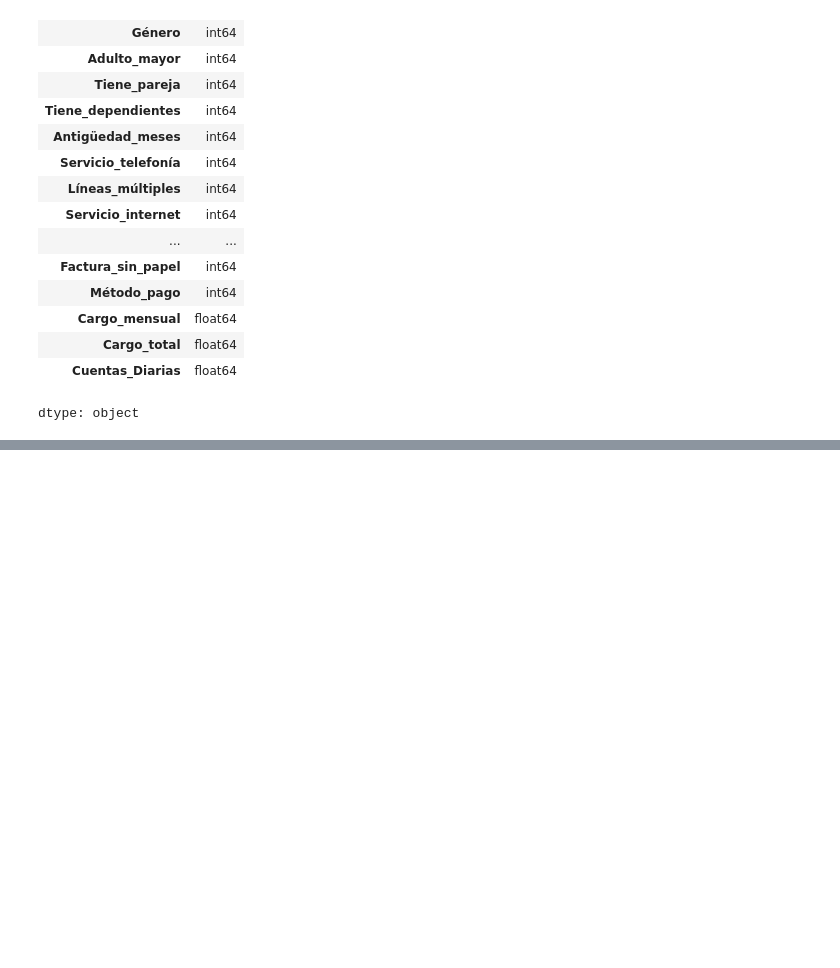
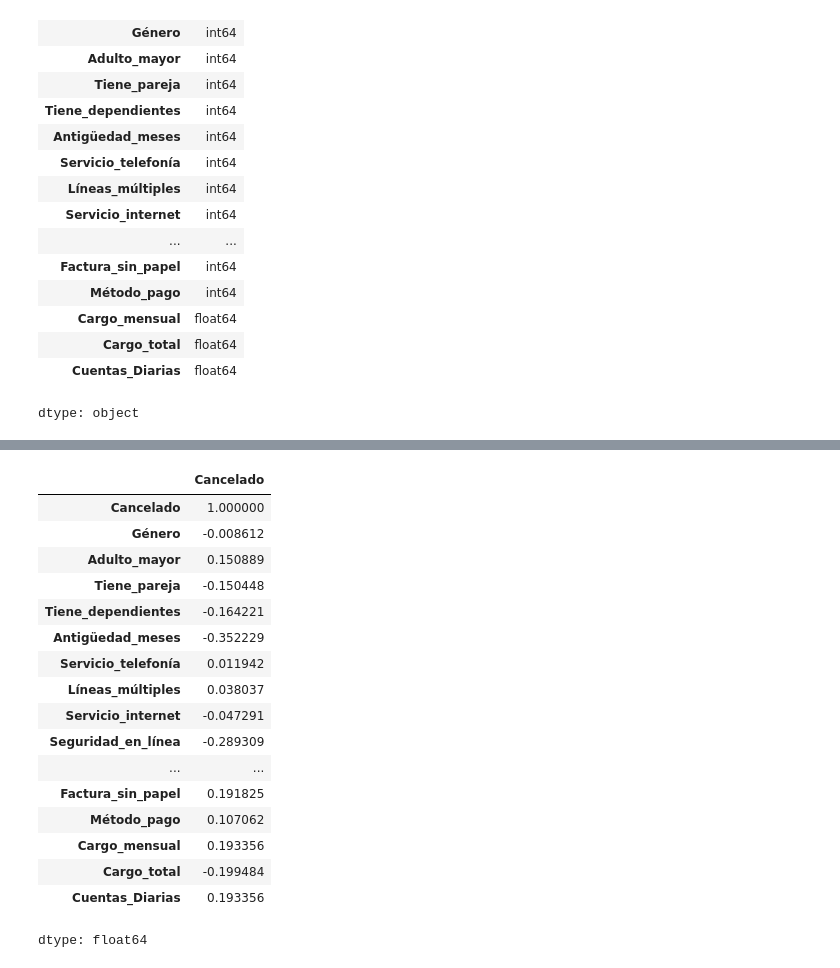
Before and after one commit to AngelTroncoso/Proyecto_telecomx2, a Jupyter notebook: telecoX.ipynb, the cells around one changed output, grey strips where cells are left out. Drawn from its saved outputs; the diff is of its cells as text; code cells hidden in the pictures; blank space fills up the shorter version.

```diff
--- a/telecoX.ipynb
+++ b/telecoX.ipynb
@@ -363,0 +372,21 @@ display(df.head())
+# %%
+correlacion["Cancelado"]
+# %% [output]
+|  | Cancelado |
+| Cancelado | 1.000000 |
+| Género | -0.008612 |
+| Adulto_mayor | 0.150889 |
+| Tiene_pareja | -0.150448 |
+| Tiene_dependientes | -0.164221 |
+| Antigüedad_meses | -0.352229 |
+| Servicio_telefonía | 0.011942 |
+| Líneas_múltiples | 0.038037 |
+| Servicio_internet | -0.047291 |
+| Seguridad_en_línea | -0.289309 |
+| ... | ... |
+| Factura_sin_papel | 0.191825 |
+| Método_pago | 0.107062 |
+| Cargo_mensual | 0.193356 |
+| Cargo_total | -0.199484 |
+| Cuentas_Diarias | 0.193356 |
+dtype: float64
```
Also changed, not shown: parts of 37 cells of this notebook.
